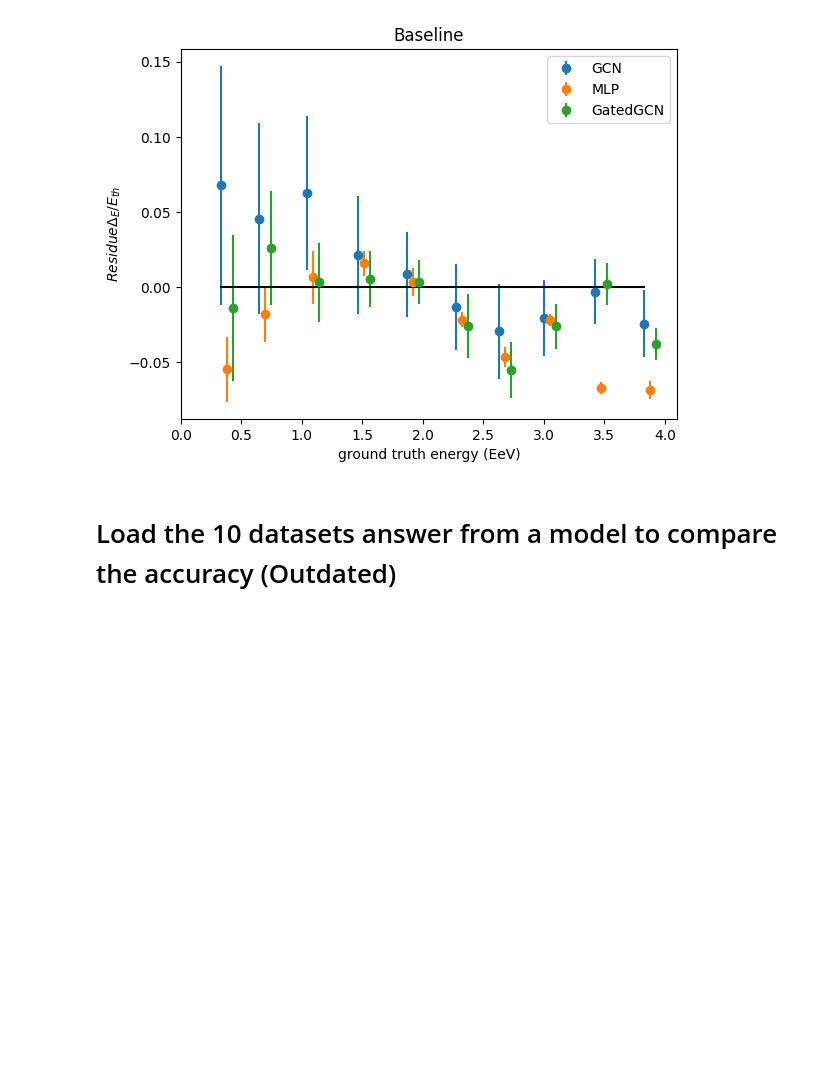
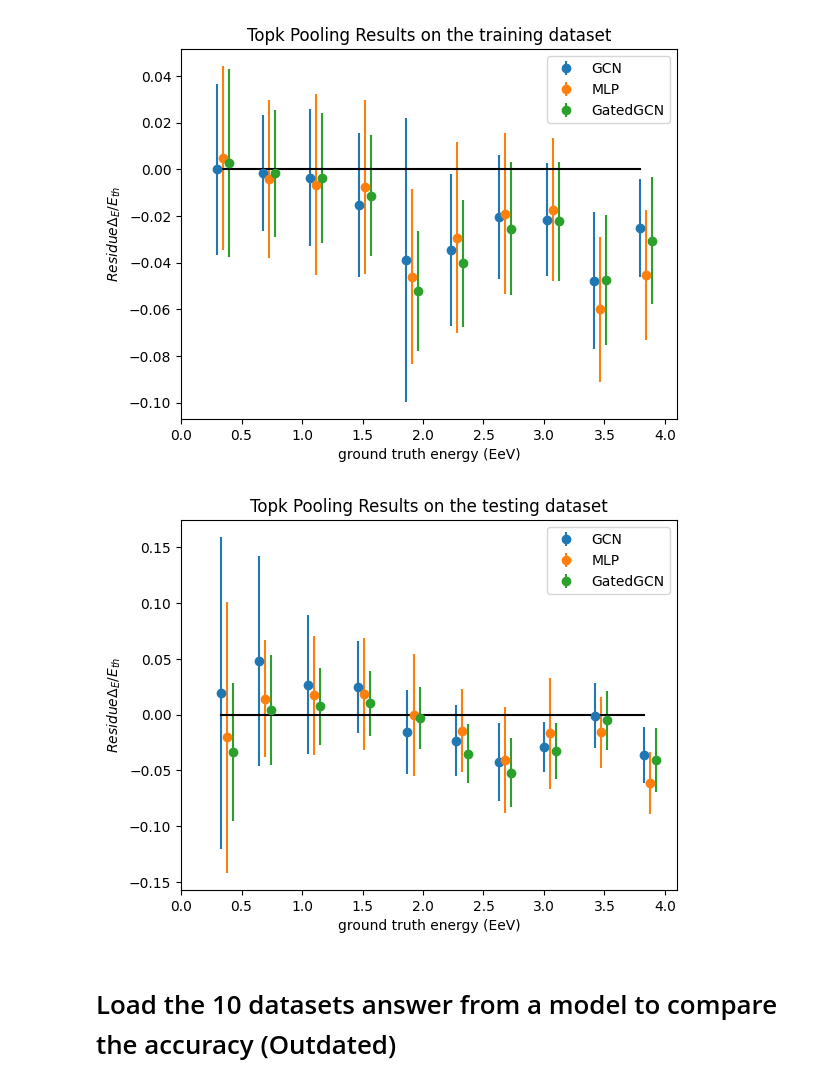
Before and after one commit to Liphos/GRAND, a Jupyter notebook: core/plot.ipynb, the cells around one changed output. Saved outputs shown, nothing was run; the diff lists cells and outputs as text; code cells hidden in the pictures; blank space fills up the shorter version.

```diff
--- a/core/plot.ipynb
+++ b/core/plot.ipynb
@@ -22,6 +25,7 @@ labels = ["GCN", "MLP"]
 folder_names = ["gcn_baseline", "mlp_baseline"]
 suffix = "_topk"
 labels = ["GCN", "MLP"]
+title = "Topk Pooling Results"
 # %%
 def plot_base_perf(folder_names:List[str], labels:List[str], suffix:str="", title:str="Baseline"):
     plt.figure()
@@ -43,19 +47,33 @@ def plot_base_perf(folder_names:List[str], labels:List[str], suffix:str="", titl
         pred_test_std_lst.append(np.load(fig_dir_path + "test_std.npy"))
         true_test_mean_lst.append(np.load(fig_dir_path + "test_true.npy"))
 
+    #We plot the results on the testing dataset
+    for i in range(len(folder_names)):
+        plt.errorbar(true_train_mean_lst[i] + 0.05*i, pred_train_mean_lst[i]/true_train_mean_lst[i], yerr=pred_train_std_lst[i]/true_train_mean_lst[i], fmt="o", label=labels[i])
+
+    plt.plot(true_train_mean_lst[0], [0 for _ in range(len(true_train_mean_lst[0]))], "k")
+    plt.title(title + " on the training dataset")
+    plt.xlabel("ground truth energy (EeV)")
+    plt.ylabel("$Residue \Delta_{E}/E_{th} $")
+    plt.xlim(0, 4.1)
+    plt.legend()
+
+    #We do the same thing for the testing dataset
+    plt.figure()
     for i in range(len(folder_names)):
         plt.errorbar(true_test_mean_lst[i] + 0.05*i, pred_test_mean_lst[i]/true_test_mean_lst[i], yerr=pred_test_std_lst[i]/true_test_mean_lst[i], fmt="o", label=labels[i])
 
     plt.plot(true_test_mean_lst[0], [0 for _ in range(len(true_test_mean_lst[0]))], "k")
-    plt.title(title)
+    plt.title(title + " on the testing dataset")
     plt.xlabel("ground truth energy (EeV)")
     plt.ylabel("$Residue \Delta_{E}/E_{th} $")
     plt.xlim(0, 4.1)
     plt.legend()
 # %%
-plot_base_perf(folder_names, labels, suffix=suffix)
+plot_base_perf(folder_names, labels, suffix=suffix, title=title)
 # %% [output]
-[figure, old version]
+[figure, new version]
+[figure, added]
 # %% [markdown]
 # Load the 10 datasets answer from a model to compare the accuracy (Outdated)
 # %%
```
Also changed, not shown: parts of 3 cells of this notebook, 3 other files.
